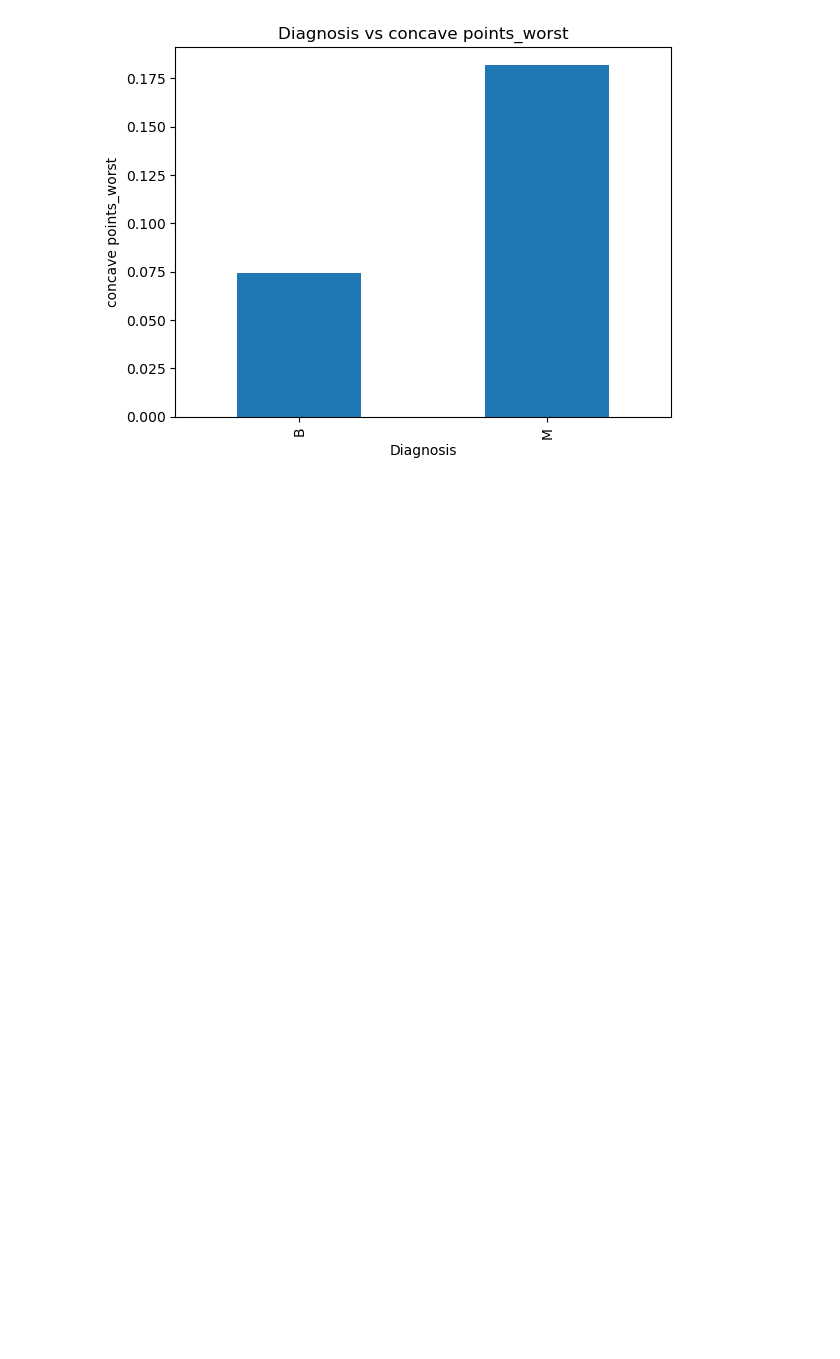
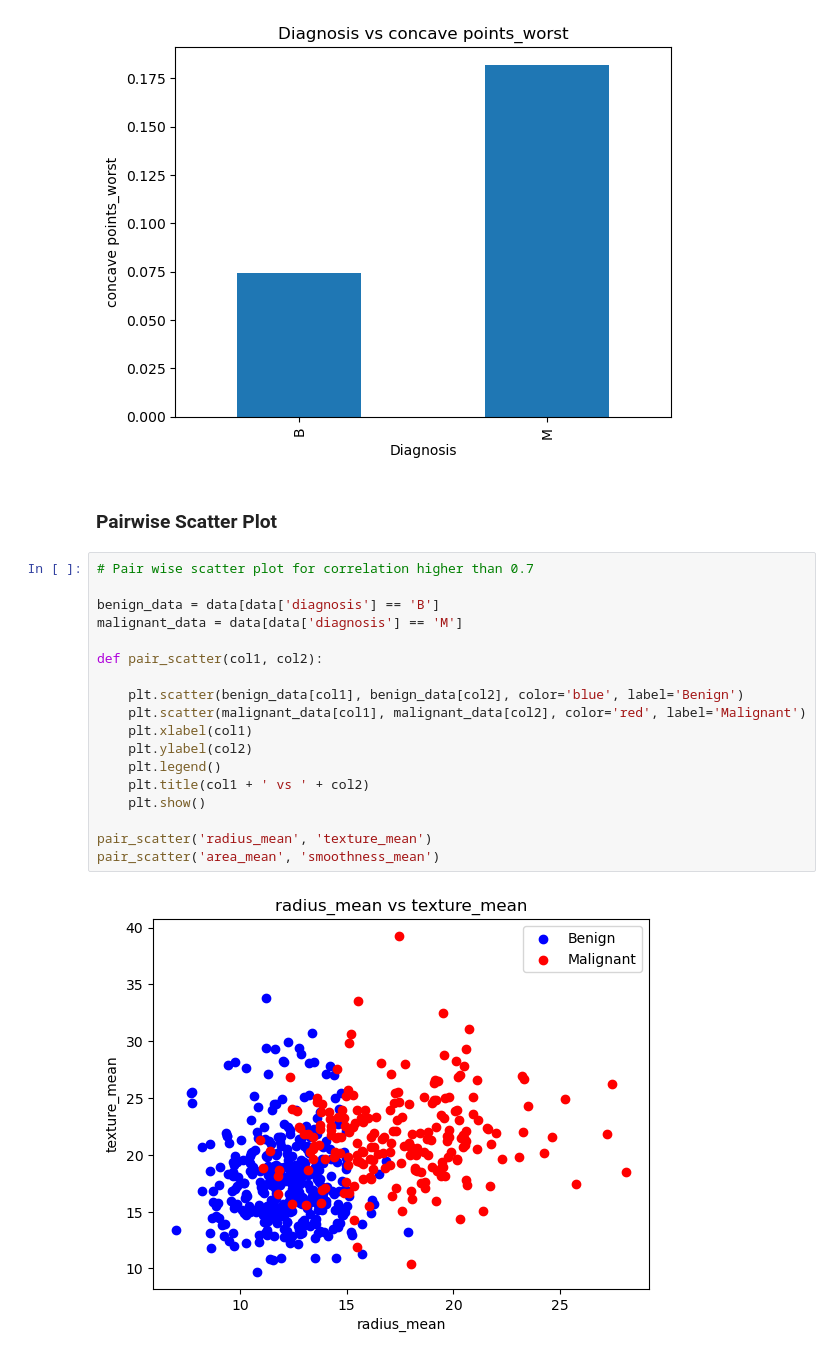
Before and after one commit to 1745-bhanu/projects, a Jupyter notebook: breastCancerAnalysisPrediction/breastCancerAnalysisPrediction.ipynb, the cells around one changed output. Saved outputs shown, nothing was run; the diff lists cells and outputs as text; blank space fills up the shorter version.

```diff
--- a/breastCancerAnalysisPrediction/breastCancerAnalysisPrediction.ipynb
+++ b/breastCancerAnalysisPrediction/breastCancerAnalysisPrediction.ipynb
@@ -84,3 +87,25 @@ for col in important_features:
 [figure]
 [figure]
 [figure]
+# %% [markdown]
+### Pairwise Scatter Plot
+# %%
+# Pair wise scatter plot for correlation higher than 0.7
+
+benign_data = data[data['diagnosis'] == 'B']
+malignant_data = data[data['diagnosis'] == 'M']
+
+def pair_scatter(col1, col2):
+
+    plt.scatter(benign_data[col1], benign_data[col2], color='blue', label='Benign')
+    plt.scatter(malignant_data[col1], malignant_data[col2], color='red', label='Malignant')
+    plt.xlabel(col1)
+    plt.ylabel(col2)
+    plt.legend()
+    plt.title(col1 + ' vs ' + col2)
+    plt.show()
+
+pair_scatter('radius_mean', 'texture_mean')
+pair_scatter('area_mean', 'smoothness_mean')
+# %% [output]
+[figure, added]
```
Also changed, not shown: parts of 15 cells of this notebook.
